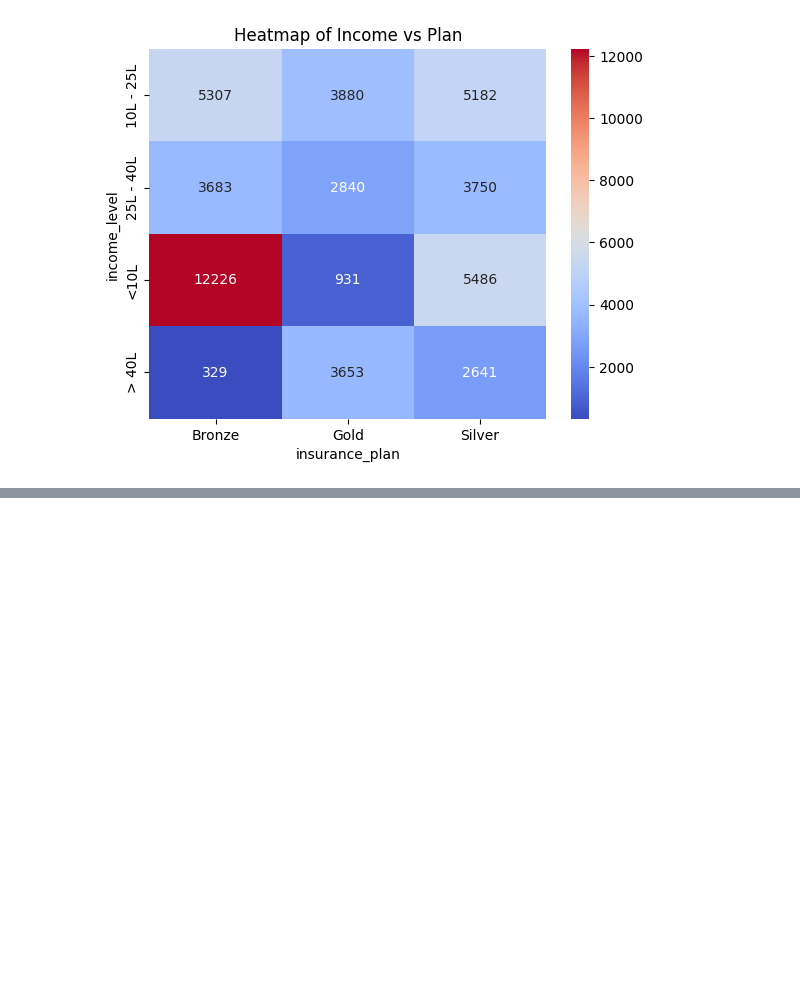
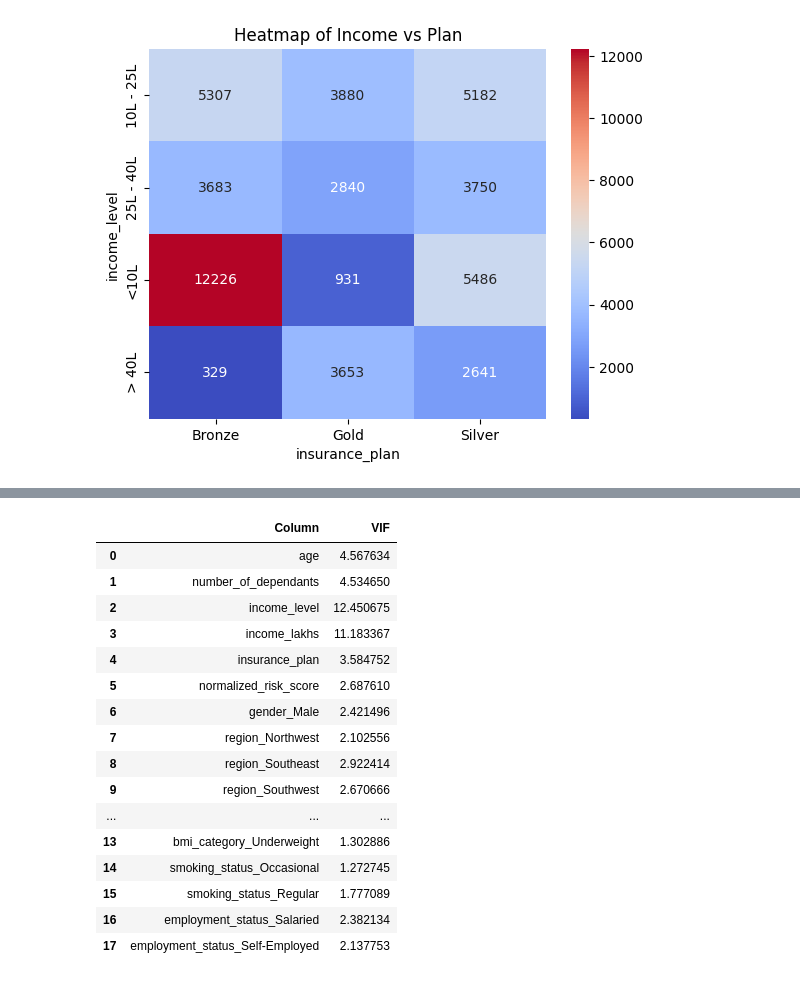
Before and after one commit to Abi27052000/HealthCare-Premium-Prediction, a Jupyter notebook: healthcare_premium_prediction.ipynb, the cells around one changed output, grey strips where cells are left out. Saved outputs shown, nothing was run; the diff lists cells and outputs as text; code cells hidden in the pictures; blank space fills up the shorter version.

```diff
--- a/healthcare_premium_prediction.ipynb
+++ b/healthcare_premium_prediction.ipynb
@@ -340,0 +485,20 @@ plt.show()
+# %%
+calculate_vif(X)
+# %% [output]
+|  | Column | VIF |
+| 0 | age | 4.567634 |
+| 1 | number_of_dependants | 4.534650 |
+| 2 | income_level | 12.450675 |
+| 3 | income_lakhs | 11.183367 |
+| 4 | insurance_plan | 3.584752 |
+| 5 | normalized_risk_score | 2.687610 |
+| 6 | gender_Male | 2.421496 |
+| 7 | region_Northwest | 2.102556 |
+| 8 | region_Southeast | 2.922414 |
+| 9 | region_Southwest | 2.670666 |
+| ... | ... | ... |
+| 13 | bmi_category_Underweight | 1.302886 |
+| 14 | smoking_status_Occasional | 1.272745 |
+| 15 | smoking_status_Regular | 1.777089 |
+| 16 | employment_status_Salaried | 2.382134 |
+| 17 | employment_status_Self-Employed | 2.137753 |
```
Also changed, not shown: parts of 19 cells of this notebook.
